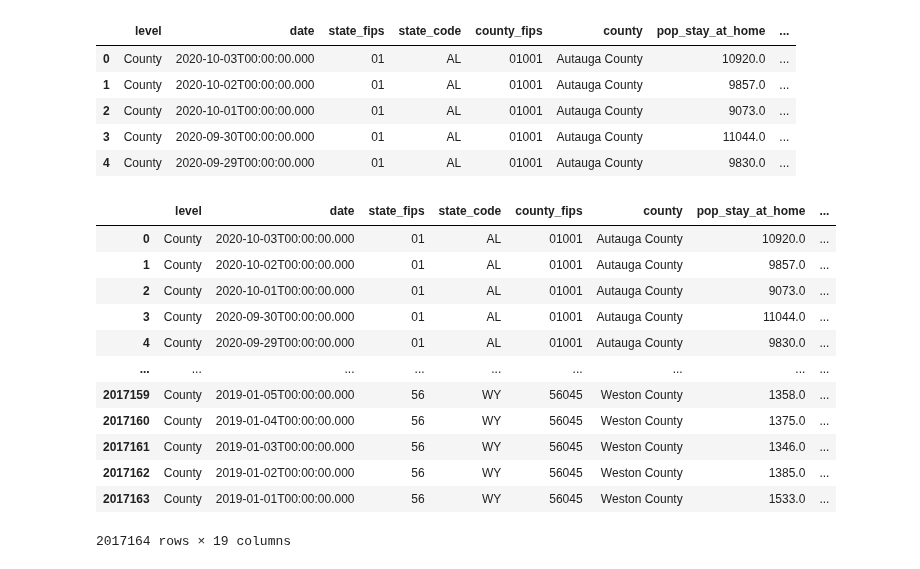
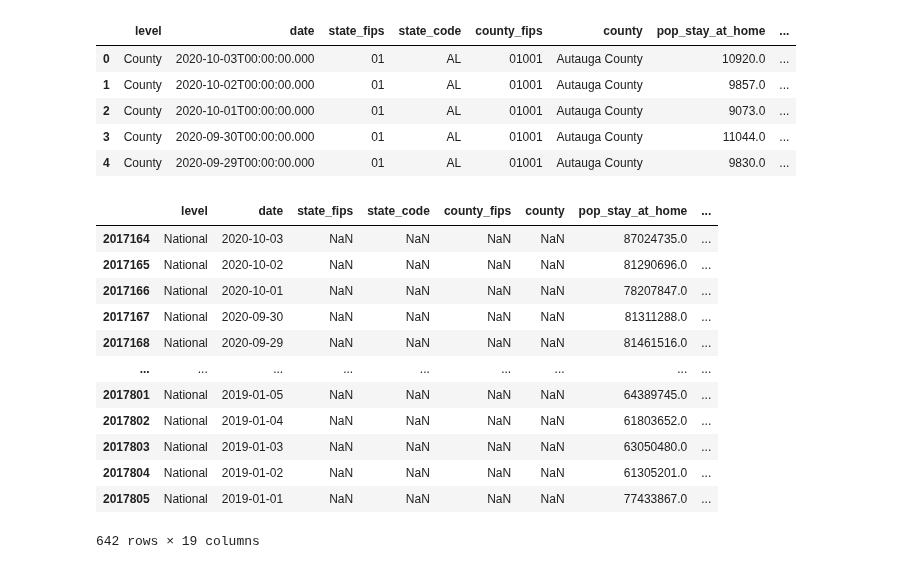
Before and after one commit to ushaakumaar/COVID19_Impacts_On_Business_And_Workforce_Trends, a Jupyter notebook: Mobility.ipynb, the cells around one changed output. Drawn from its saved outputs; the diff is of its cells as text; code cells hidden in the pictures.

```diff
--- a/Mobility.ipynb
+++ b/Mobility.ipynb
@@ -56,20 +57,20 @@ mobility_df.head(5)
 | 3 | County | 2020-09-30T00:00:00.000 | 01 | AL | 01001 | Autauga County | 11044.0 | ... |
 | 4 | County | 2020-09-29T00:00:00.000 | 01 | AL | 01001 | Autauga County | 9830.0 | ... |
 # %%
-mobility_df = mobility_df.loc[mobility_df["level"]=="County"]
-mobility_df
+mobility_national_df = mobility_df.loc[mobility_df["level"]=="National"]
+mobility_national_df
 # %% [output]
 |  | level | date | state_fips | state_code | county_fips | county | pop_stay_at_home | ... |
-| 0 | County | 2020-10-03T00:00:00.000 | 01 | AL | 01001 | Autauga County | 10920.0 | ... |
-| 1 | County | 2020-10-02T00:00:00.000 | 01 | AL | 01001 | Autauga County | 9857.0 | ... |
-| 2 | County | 2020-10-01T00:00:00.000 | 01 | AL | 01001 | Autauga County | 9073.0 | ... |
-| 3 | County | 2020-09-30T00:00:00.000 | 01 | AL | 01001 | Autauga County | 11044.0 | ... |
-| 4 | County | 2020-09-29T00:00:00.000 | 01 | AL | 01001 | Autauga County | 9830.0 | ... |
+| 2017164 | National | 2020-10-03 | NaN | NaN | NaN | NaN | 87024735.0 | ... |
+| 2017165 | National | 2020-10-02 | NaN | NaN | NaN | NaN | 81290696.0 | ... |
+| 2017166 | National | 2020-10-01 | NaN | NaN | NaN | NaN | 78207847.0 | ... |
+| 2017167 | National | 2020-09-30 | NaN | NaN | NaN | NaN | 81311288.0 | ... |
+| 2017168 | National | 2020-09-29 | NaN | NaN | NaN | NaN | 81461516.0 | ... |
 | ... | ... | ... | ... | ... | ... | ... | ... | ... |
-| 2017159 | County | 2019-01-05T00:00:00.000 | 56 | WY | 56045 | Weston County | 1358.0 | ... |
-| 2017160 | County | 2019-01-04T00:00:00.000 | 56 | WY | 56045 | Weston County | 1375.0 | ... |
-| 2017161 | County | 2019-01-03T00:00:00.000 | 56 | WY | 56045 | Weston County | 1346.0 | ... |
-| 2017162 | County | 2019-01-02T00:00:00.000 | 56 | WY | 56045 | Weston County | 1385.0 | ... |
-| 2017163 | County | 2019-01-01T00:00:00.000 | 56 | WY | 56045 | Weston County | 1533.0 | ... |
+| 2017801 | National | 2019-01-05 | NaN | NaN | NaN | NaN | 64389745.0 | ... |
+| 2017802 | National | 2019-01-04 | NaN | NaN | NaN | NaN | 61803652.0 | ... |
+| 2017803 | National | 2019-01-03 | NaN | NaN | NaN | NaN | 63050480.0 | ... |
+| 2017804 | National | 2019-01-02 | NaN | NaN | NaN | NaN | 61305201.0 | ... |
+| 2017805 | National | 2019-01-01 | NaN | NaN | NaN | NaN | 77433867.0 | ... |
-2017164 rows × 19 columns
+642 rows × 19 columns
 # %%
```
Also changed, not shown: parts of 16 cells of this notebook.
